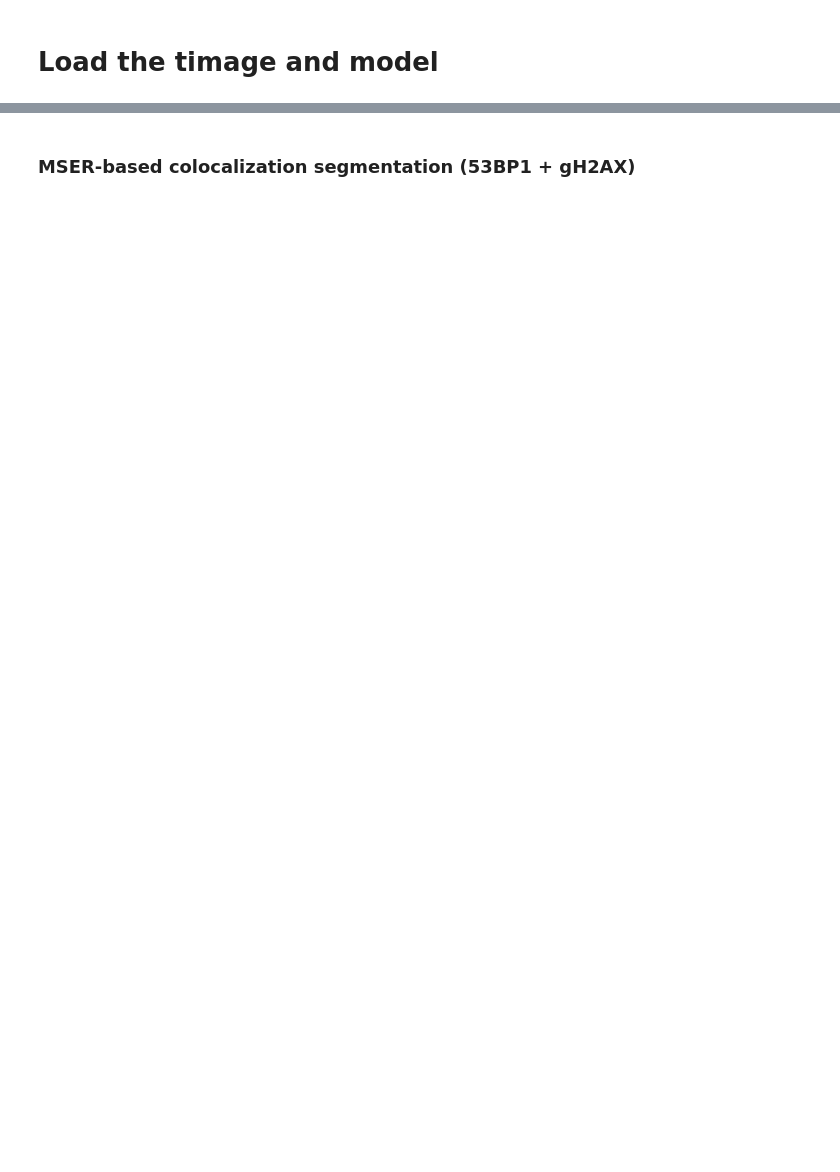
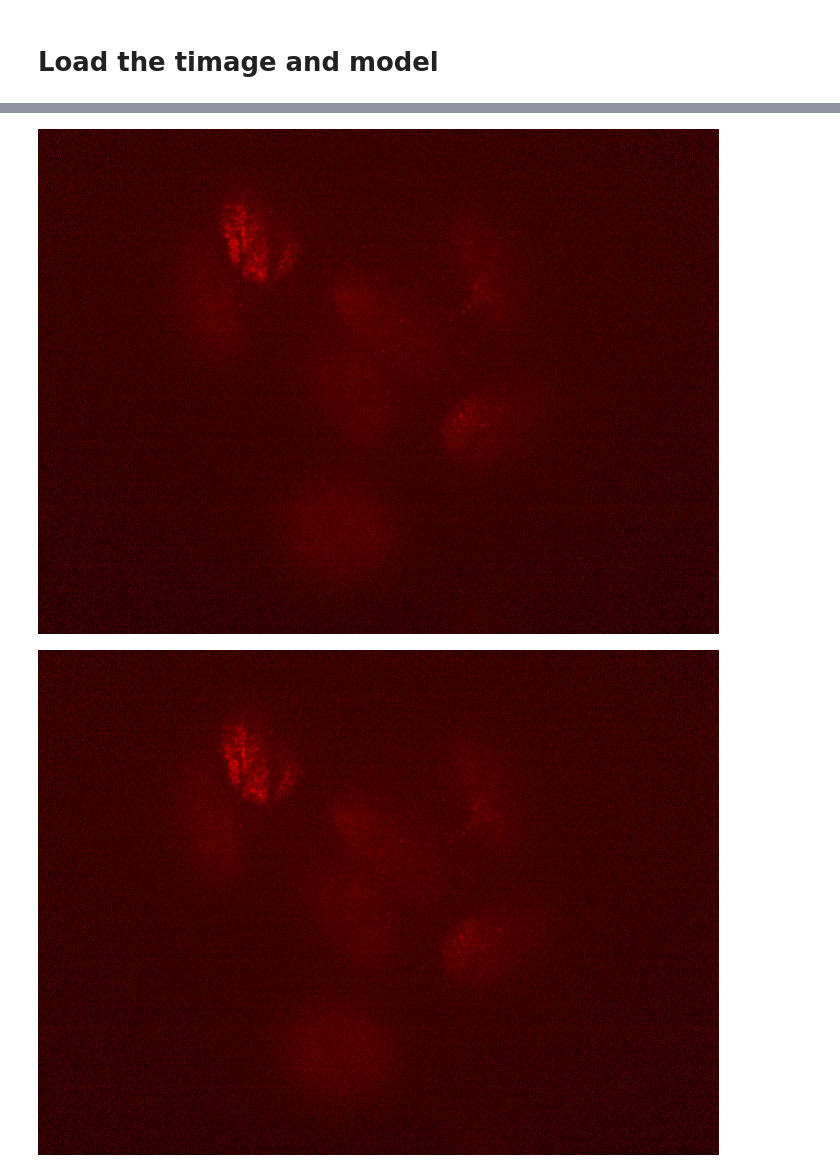
Before and after one commit to pSzyc/DeepFoci, a Jupyter notebook: python/foci_detection_training/example_prediction.ipynb, the cells around one changed output, grey strips where cells are left out. Saved outputs shown, nothing was run; the diff lists cells and outputs as text; code cells hidden in the pictures; blank space fills up the shorter version.

```diff
--- a/python/foci_detection_training/example_prediction.ipynb
+++ b/python/foci_detection_training/example_prediction.ipynb
@@ -108,9 +69,0 @@ def detect(img, T, h, d):
-# %%
-# Per-channel min-max normalization of res to [0, 1]
-res_norm = np.empty_like(res, dtype=np.float32)
-for c in range(res.shape[0]):
-    ch = res[c]
-    ch_min = ch.min()
-    ch_ptp = ch.ptp() + 1e-8
-    res_norm[c] = (ch - ch_min) / ch_ptp
-res = res_norm
@@ -144,16 +69,0 @@ for channel in [0, 1]:
-# %%
-import matplotlib.pyplot as plt
-import numpy as np
-import imageio
-from IPython.display import Image, display
-
-points_channels = {}
-for channel in [0, 1]:
-    postprocessing_params = model.postprocessing_params[channel]
-    points = detect(
-        res[channel],
-        0.07, #postprocessing_params["T"] * 0.9,
-        0.07, #postprocessing_params["h"] * 0.9,
-        postprocessing_params["d"] * 0.9,
-    )
-    points_channels[channel] = points
@@ -194,2 +69,0 @@ for channel in [0, 1]:
-# %% [markdown]
-### MSER-based colocalization segmentation (53BP1 + gH2AX)
@@ -293,0 +132,23 @@ plt.show()
+# %%
+from itertools import product
+from IPython.display import Image, display
+
+slices = [10, 20, 30]
+channels = [0, 1]
+
+for slice_idx, channel in list(product(slices, channels)):
+    img_select = img[channel, :, :, slice_idx]
+    img_norm = (img_select - img_select.min()) / (img_select.ptp() + 1e-8)
+
+    res_select = res[channel, :, :, slice_idx]
+    res_norm = (res_select - res_select.min()) / (res_select.ptp() + 1e-8)
+    classical_mask = foci_mask(img_norm, sigma=0.25)
+    net_mask = foci_mask(res_norm, sigma=0.25)
+
+    classical_file = save_mask_gif(img_norm, classical_mask, f"class_{slice_idx}_{channel}.gif")
+    net_file = save_mask_gif(img_norm, net_mask, f"res_{slice_idx}_{channel}.gif")
+    display(Image(filename=classical_file))
+    display(Image(filename=net_file))
+# %% [output]
+[figure, added]
+[figure, added]
```
Also changed, not shown: parts of 11 cells of this notebook.
